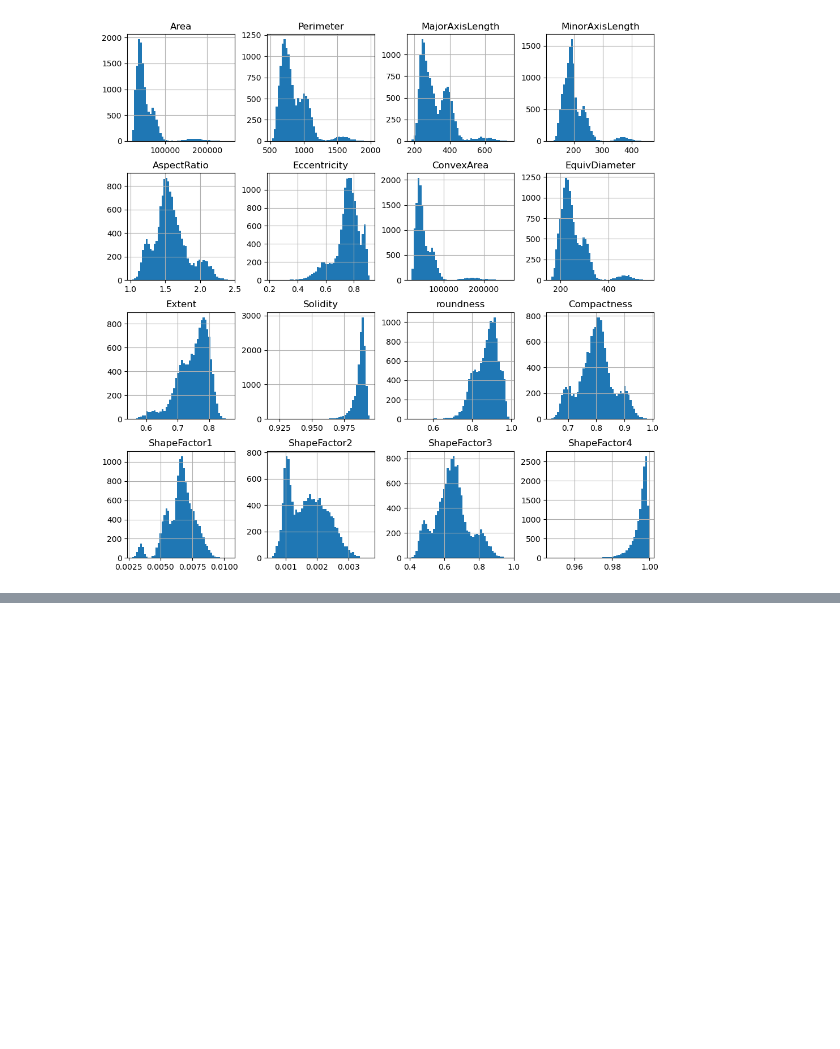
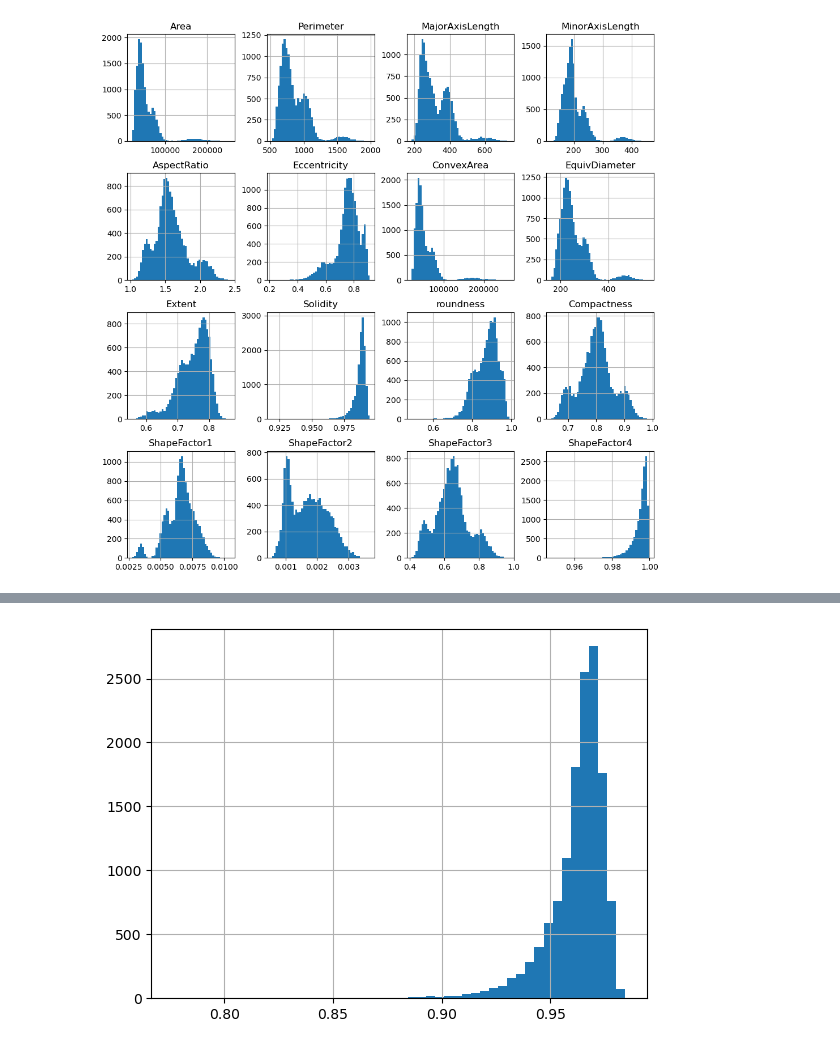
Before and after one commit to MaxNoLV/ml_pa_project, a Jupyter notebook: beans_class_project.ipynb, the cells around one changed output, grey strips where cells are left out. Drawn from its saved outputs; the diff is of its cells as text; code cells hidden in the pictures; blank space fills up the shorter version.

```diff
--- a/ifd_class_project.ipynb
+++ b/beans_class_project.ipynb
@@ -79,0 +88,8 @@ plt.show()
+# %%
+data['new_Solidity'] = data['Solidity']**3  # Adding 1 to avoid log(0)
+
+# Visualizing the transformed data to see the effect
+data['new_Solidity'].hist(bins=50)
+plt.show()
+# %% [output]
+[figure, added]
```
Also changed, not shown: parts of 6 cells of this notebook, 2 other files.
